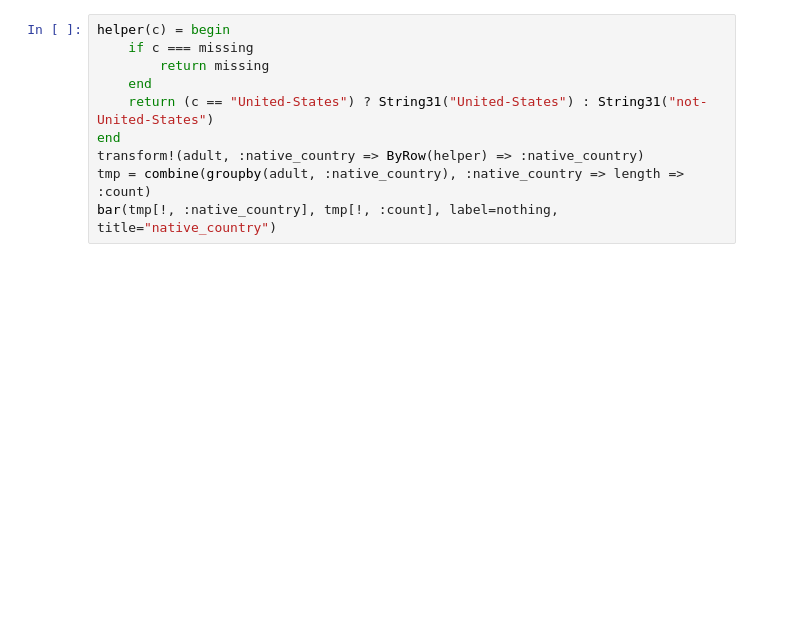
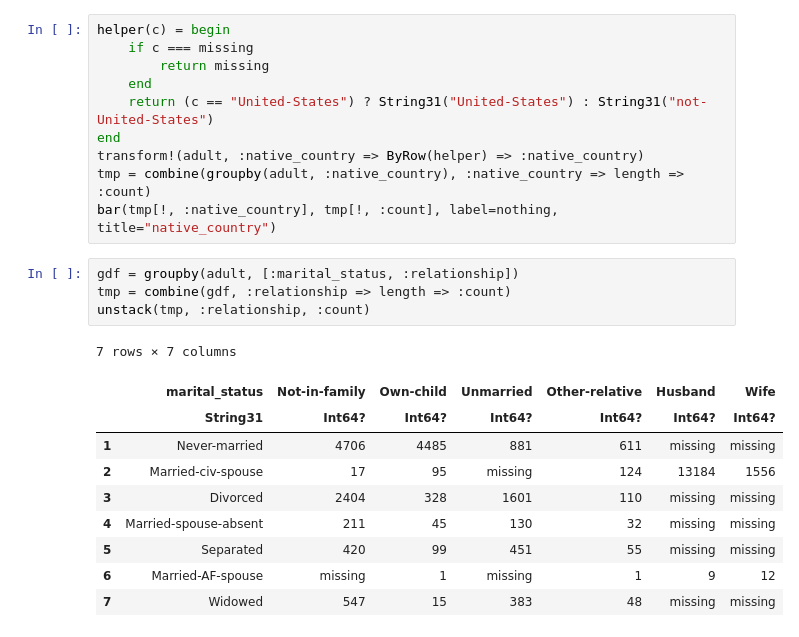
Before and after one commit to wolthom/manning_liveprojects, a Jupyter notebook: Part2_Adult.ipynb, the cells around one changed output. Cells and saved outputs as stored; diff of their text form; blank space fills up the shorter version.

Commit message:
implement two-way table for part 2

```diff
--- a/Part2_Adult.ipynb
+++ b/Part2_Adult.ipynb
@@ -160,3 +160,18 @@ end
 transform!(adult, :native_country => ByRow(helper) => :native_country)
 tmp = combine(groupby(adult, :native_country), :native_country => length => :count)
 bar(tmp[!, :native_country], tmp[!, :count], label=nothing, title="native_country")
+# %%
+gdf = groupby(adult, [:marital_status, :relationship])
+tmp = combine(gdf, :relationship => length => :count)
+unstack(tmp, :relationship, :count)
+# %% [output]
+7 rows × 7 columns
+|  | marital_status | Not-in-family | Own-child | Unmarried | Other-relative | Husband | Wife |
+|  | String31 | Int64? | Int64? | Int64? | Int64? | Int64? | Int64? |
+| 1 | Never-married | 4706 | 4485 | 881 | 611 | missing | missing |
+| 2 | Married-civ-spouse | 17 | 95 | missing | 124 | 13184 | 1556 |
+| 3 | Divorced | 2404 | 328 | 1601 | 110 | missing | missing |
+| 4 | Married-spouse-absent | 211 | 45 | 130 | 32 | missing | missing |
+| 5 | Separated | 420 | 99 | 451 | 55 | missing | missing |
+| 6 | Married-AF-spouse | missing | 1 | missing | 1 | 9 | 12 |
+| 7 | Widowed | 547 | 15 | 383 | 48 | missing | missing |
```
